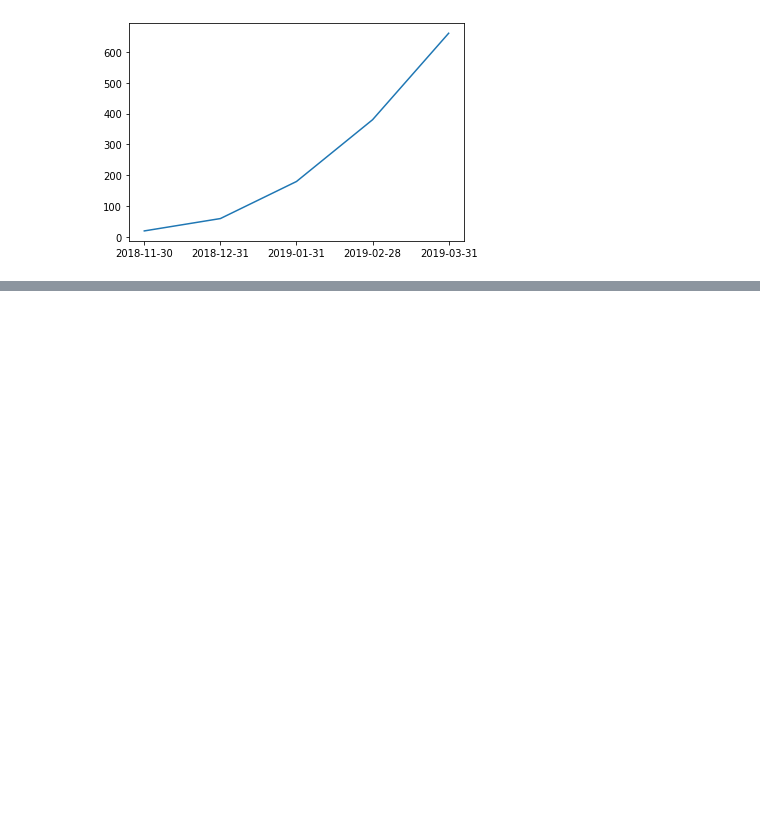
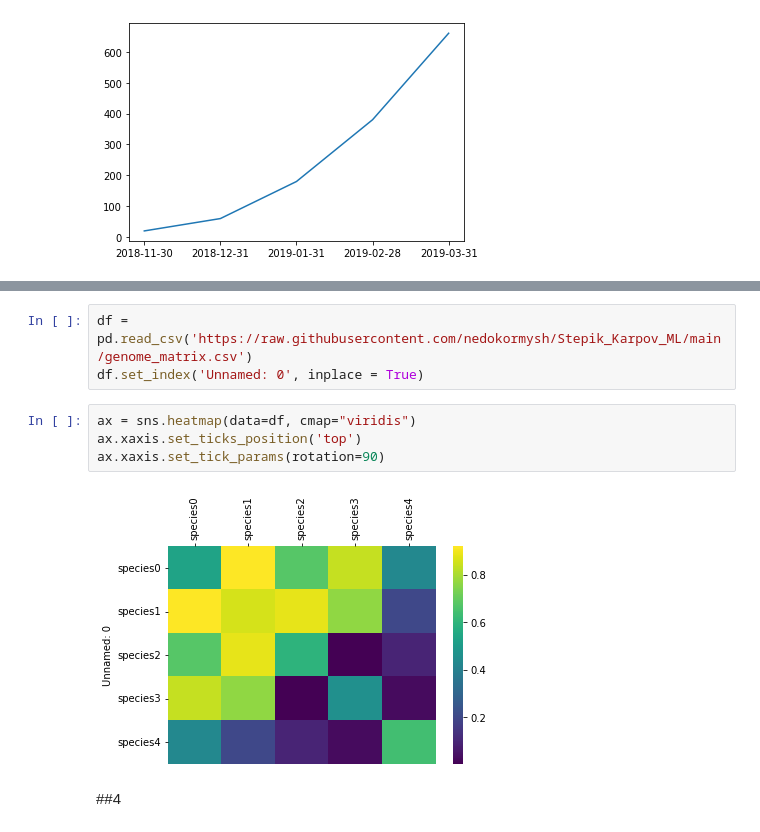
Before and after one commit to nedokormysh/Stepik_Karpov_ML, a Jupyter notebook: Stepik_visualization.ipynb, the cells around one changed output, grey strips where cells are left out. Drawn from its saved outputs; the diff is of its cells as text; blank space fills up the shorter version.

```diff
--- a/Stepik_visualization.ipynb
+++ b/Stepik_visualization.ipynb
@@ -119,0 +174,11 @@ plt.plot(df.index, df.income)
+# %%
+df = pd.read_csv('https://raw.githubusercontent.com/nedokormysh/Stepik_Karpov_ML/main/genome_matrix.csv')
+df.set_index('Unnamed: 0', inplace = True)
+# %%
+ax = sns.heatmap(data=df, cmap="viridis")
+ax.xaxis.set_ticks_position('top')
+ax.xaxis.set_tick_params(rotation=90)
+# %% [output]
+[figure, added]
+# %% [markdown]
+##4
```
Also changed, not shown: parts of 29 cells of this notebook.
